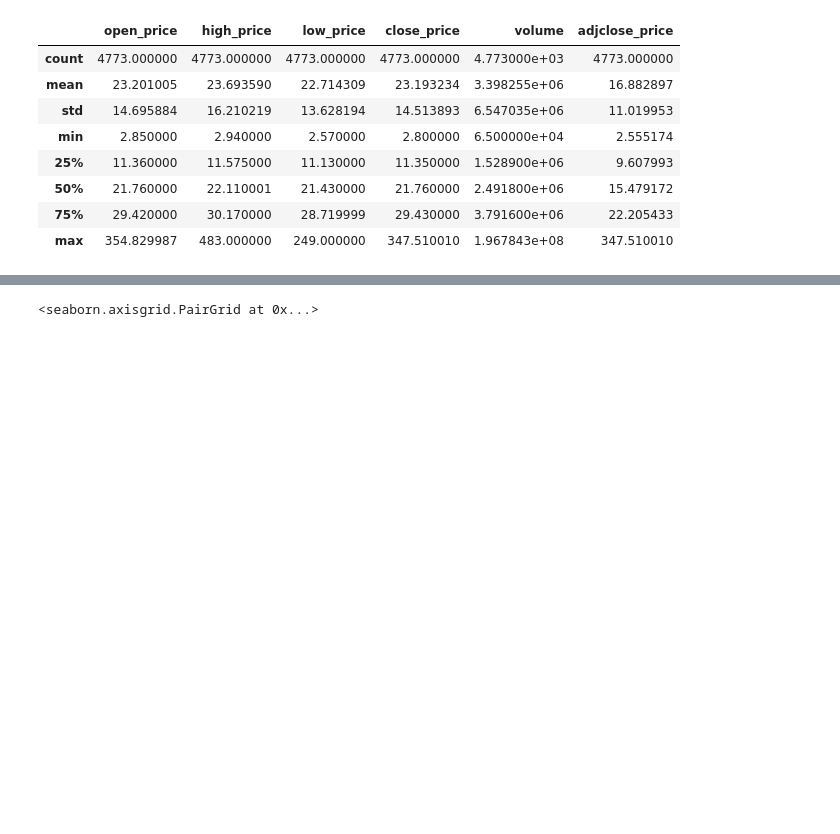
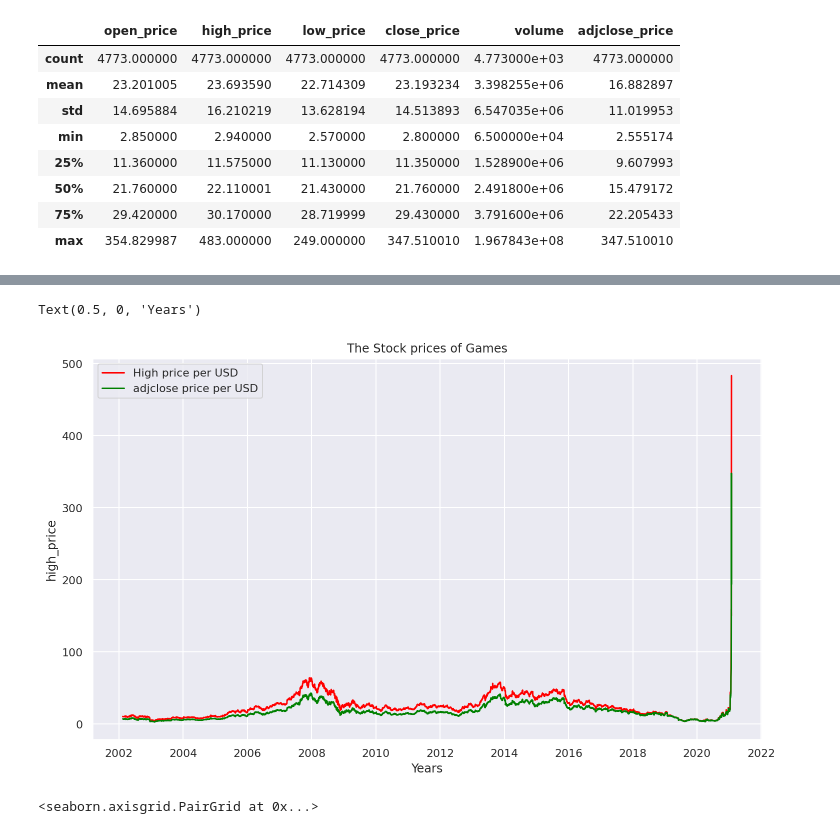
Before and after one commit to mohmaed7777/GameStop-Historical-Stock-Prices, a Jupyter notebook: GameStop_Historical_Stock_Prices.ipynb, the cells around one changed output, grey strips where cells are left out. Saved outputs shown, nothing was run; the diff lists cells and outputs as text; code cells hidden in the pictures; blank space fills up the shorter version.

```diff
--- a/GameStop_Historical_Stock_Prices.ipynb
+++ b/GameStop_Historical_Stock_Prices.ipynb
@@ -110,3 +117,12 @@ game_stoke.describe()
+# %%
+plt.figure(figsize=(12, 7))
+plt.title('The Stock prices of Games')
+sns.lineplot(data=game_stoke['high_price'], label='High price per USD', color='red')
+sns.lineplot(data=game_stoke['adjclose_price'], label='adjclose price per USD', color='green')
+plt.xlabel('Years')
+# %% [output]
+Text(0.5, 0, 'Years')
+[figure, added]
 # %%
 sns.pairplot(game_stoke, plot_kws=dict(alpha=1, edgecolor=None))
 # %% [output]
```
Also changed, not shown: parts of 4 cells of this notebook.
